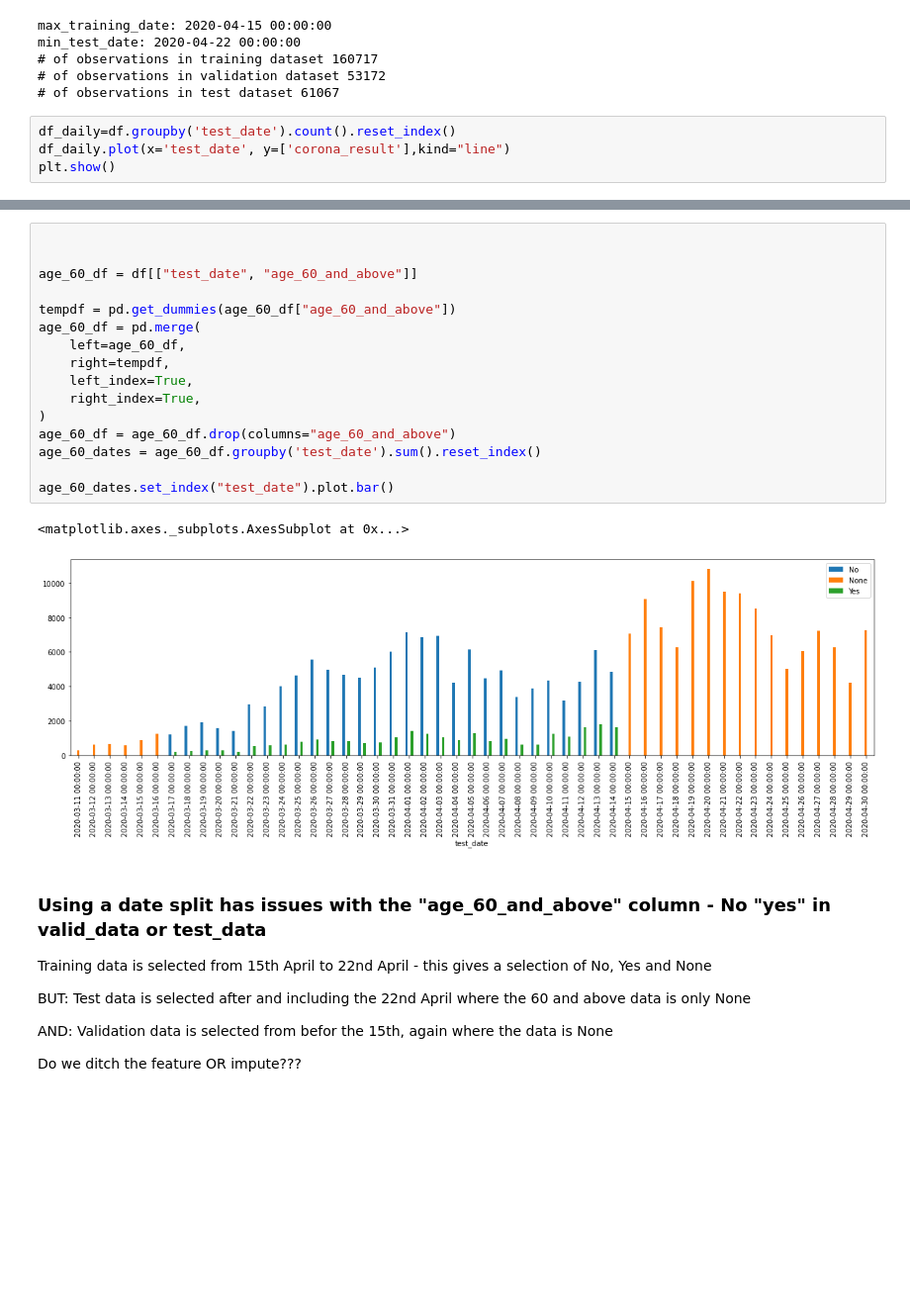
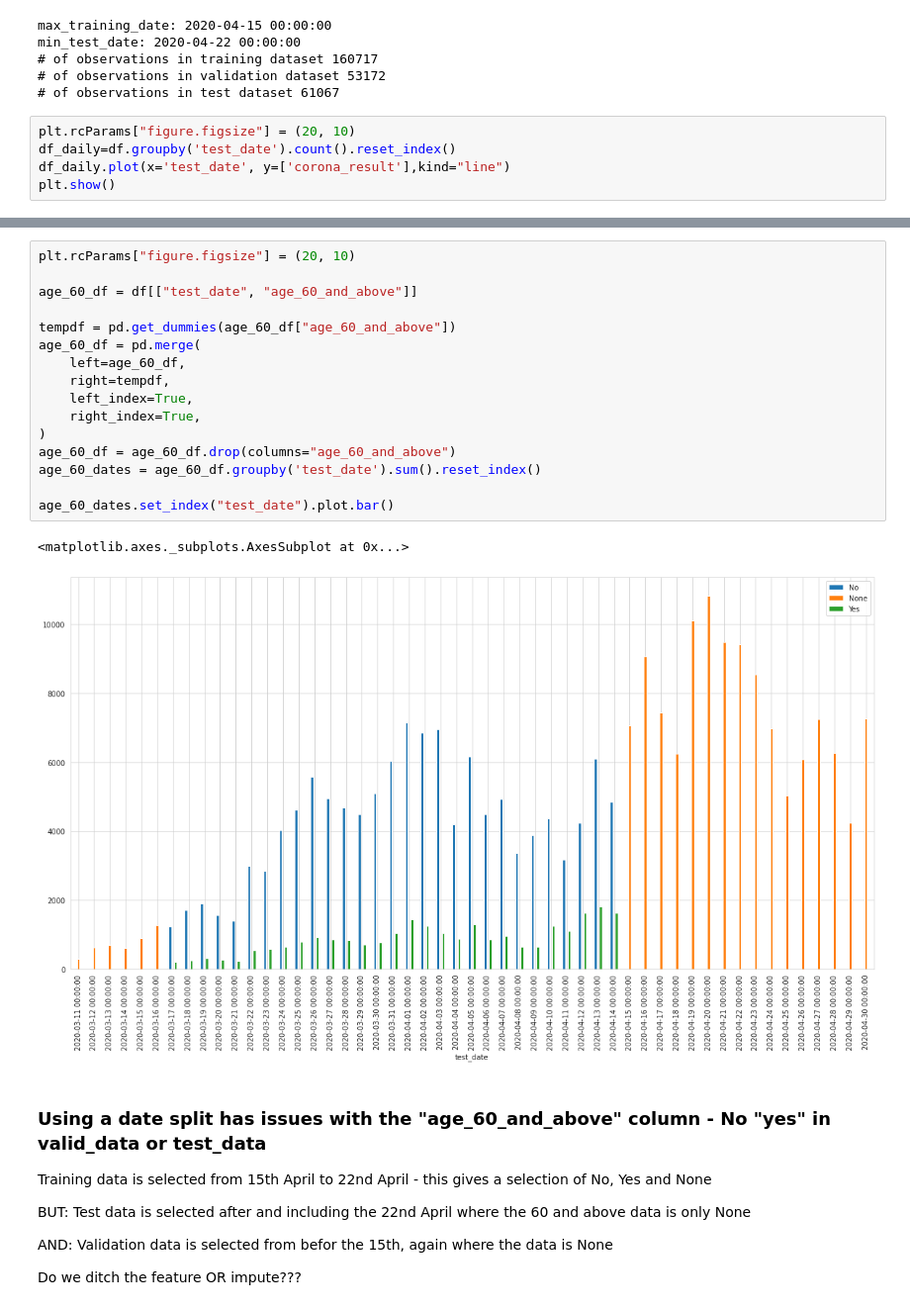
Before and after one commit to bbc/apprenticeship-covid-hack, a Jupyter notebook: notebooks/jh_COVID_diagnosis_hackathon_Group1.ipynb, the cells around one changed output, grey strips where cells are left out. Shown at 99% size. Saved outputs shown, nothing was run; the diff lists cells and outputs as text; blank space fills up the shorter version.

```diff
--- a/notebooks/jh_COVID_diagnosis_hackathon_Group1.ipynb
+++ b/notebooks/jh_COVID_diagnosis_hackathon_Group1.ipynb
@@ -149,6 +190,7 @@ min_test_date: 2020-04-22 00:00:00
 # of observations in validation dataset 53172
 # of observations in test dataset 61067
 # %%
+plt.rcParams["figure.figsize"] = (20, 10)
 df_daily=df.groupby('test_date').count().reset_index()
 df_daily.plot(x='test_date', y=['corona_result'],kind="line")
 plt.show()
@@ -157,22 +199,22 @@ plt.show()
 # %%
-
+plt.rcParams["figure.figsize"] = (20, 10)
 
 age_60_df = df[["test_date", "age_60_and_above"]]
 
 tempdf = pd.get_dummies(age_60_df["age_60_and_above"])
 age_60_df = pd.merge(
     left=age_60_df,
     right=tempdf,
     left_index=True,
     right_index=True,
 )
 age_60_df = age_60_df.drop(columns="age_60_and_above")
 age_60_dates = age_60_df.groupby('test_date').sum().reset_index()
 
 age_60_dates.set_index("test_date").plot.bar()
 # %% [output]
 <matplotlib.axes._subplots.AxesSubplot at 0x...>
-[figure, old version]
+[figure, new version]
 # %% [markdown]
 ### Using a date split has issues with the "age_60_and_above" column - No "yes" in valid_data or test_data
 Training data is selected from 15th April to 22nd April - this gives a selection of No, Yes and None
```
Also changed, not shown: parts of 41 cells of this notebook.
